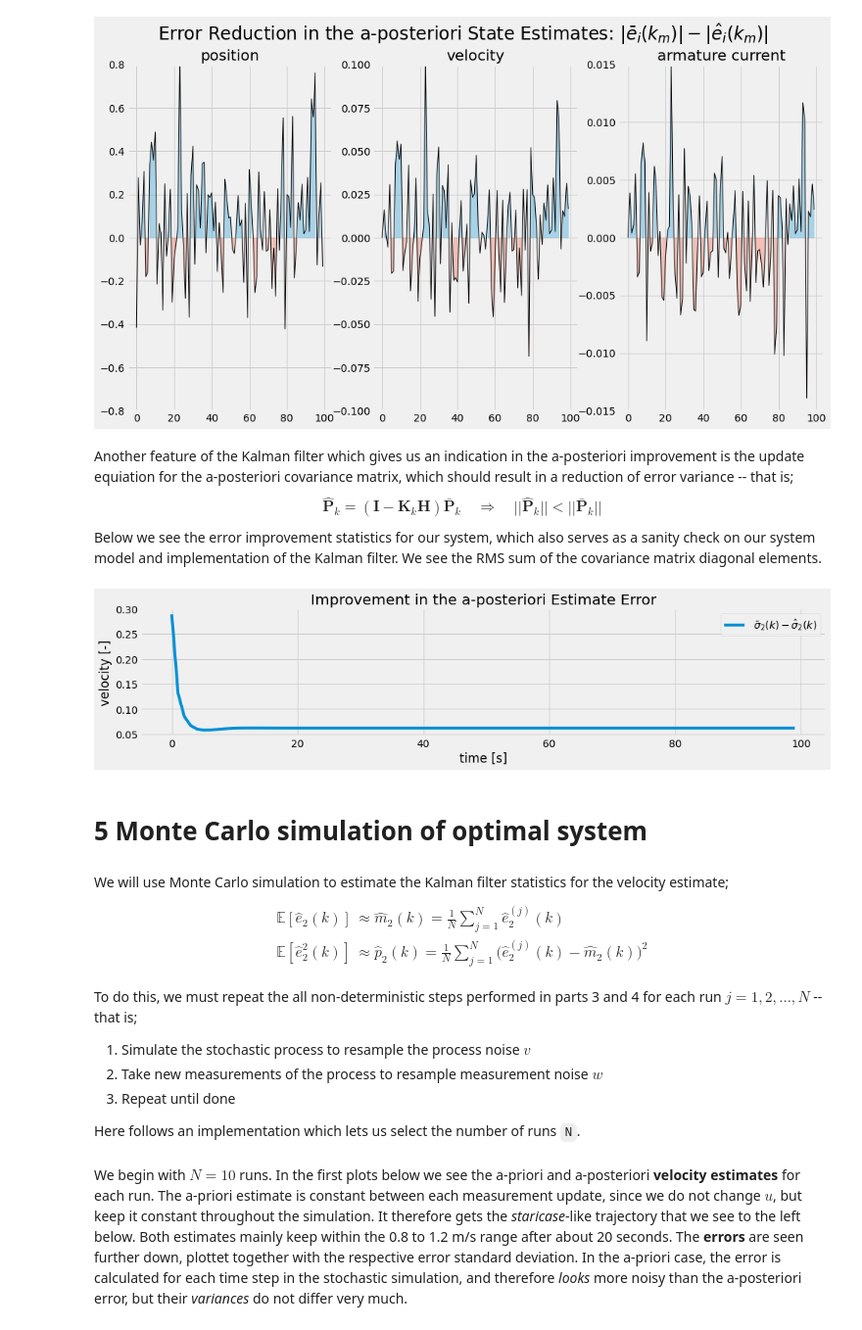
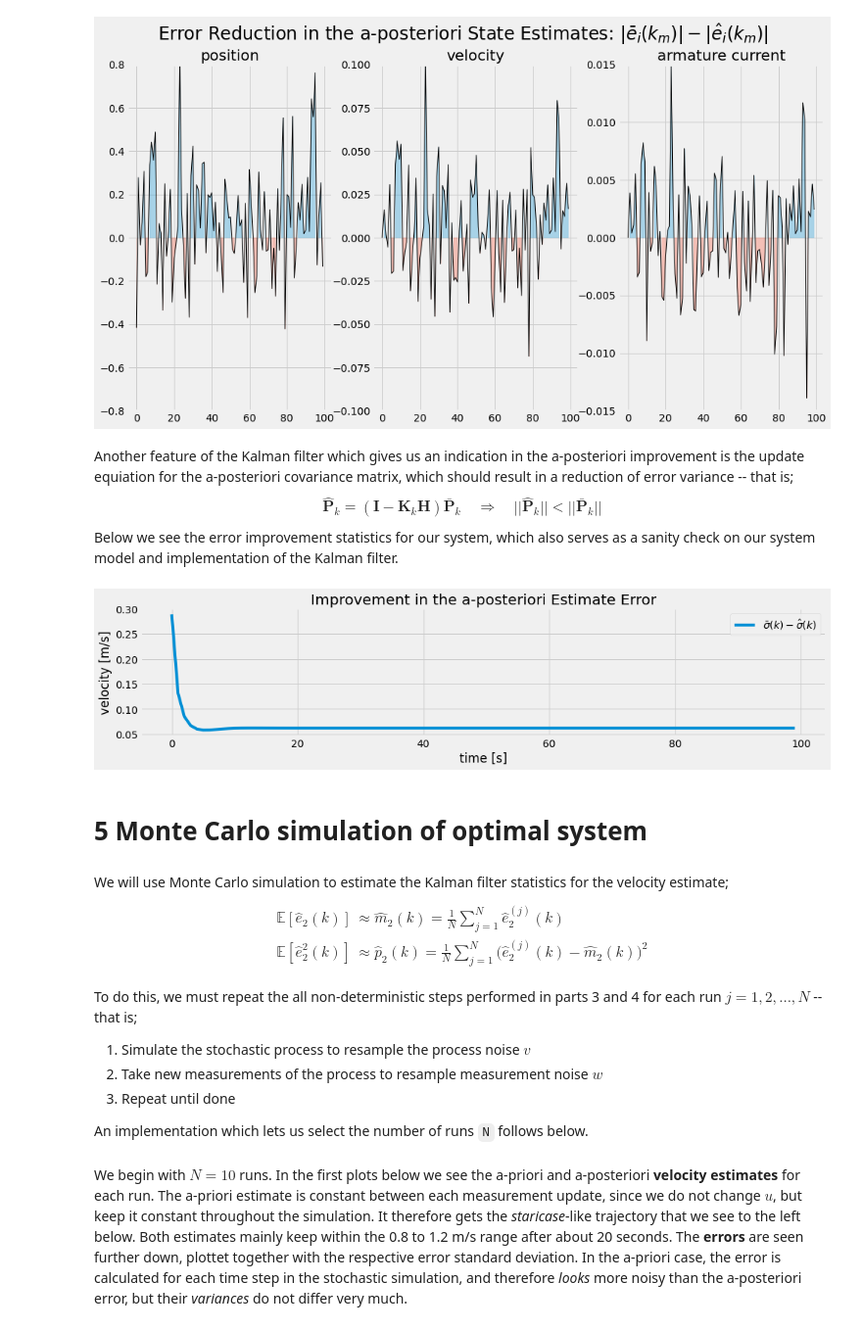
Before and after one commit to fonstelien/TEK4050, a Jupyter notebook: project/project.ipynb, the cells around one changed output. Shown at 98% size. Saved outputs shown, nothing was run; the diff lists cells and outputs as text; code cells hidden in the pictures.

````diff
--- a/project/project.ipynb
+++ b/project/project.ipynb
@@ -642,19 +646,19 @@ Another feature of the Kalman filter which gives us an indication in the a-poste
 $$
 \hat{\mathbf{P}}_k = (\mathbf{I} - \mathbf{K}_k \mathbf{H}) \bar{\mathbf{P}}_k \quad \Rightarrow \quad || \hat{\mathbf{P}}_k || < || \bar{\mathbf{P}}_k ||
 $$
-Below we see the error improvement statistics for our system, which also serves as a sanity check on our system model and implementation of the Kalman filter. We see the RMS sum of the covariance matrix diagonal elements.
+Below we see the error improvement statistics for our system, which also serves as a sanity check on our system model and implementation of the Kalman filter.
 # %%
 fig, axes = plt.subplots(ncols=1, nrows=1, figsize=(15,3))
 
 ax = axes
 ax.set_title('Improvement in the a-posteriori Estimate Error')
 ax.plot(tm, sqrt(p_bar[:,:-1:mi].sum(axis=0)) - sqrt(p_hat.sum(axis=0)))
-ax.set_ylabel('velocity [-]')
+ax.set_ylabel('velocity [m/s]')
 ax.set_xlabel('time [s]')
-ax.legend([r'$\bar{\sigma}_2(k) - \hat{\sigma}_2(k)$'])
+ax.legend([r'$\bar{\sigma}(k) - \hat{\sigma}(k)$'])
 plt.show()
 # %% [output]
-[figure, old version]
+[figure, new version]
 # %% [markdown]
 # 5 Monte Carlo simulation of optimal system
 # %% [markdown]
@@ -670,7 +674,7 @@ To do this, we must repeat the all non-deterministic steps performed in parts 3
 2. Take new measurements of the process to resample measurement noise $w$
 3. Repeat until done
 
-Here follows an implementation which lets us select the number of runs ```N```.
+An implementation which lets us select the number of runs ```N``` follows below.
 # %%
 # Kalman filter model matrices
 FiK, LaK, GaK = c2d_stochastic(F, L, G, Q, dt*mi)
````
Also changed, not shown: parts of 25 cells of this notebook, 14 other files.
